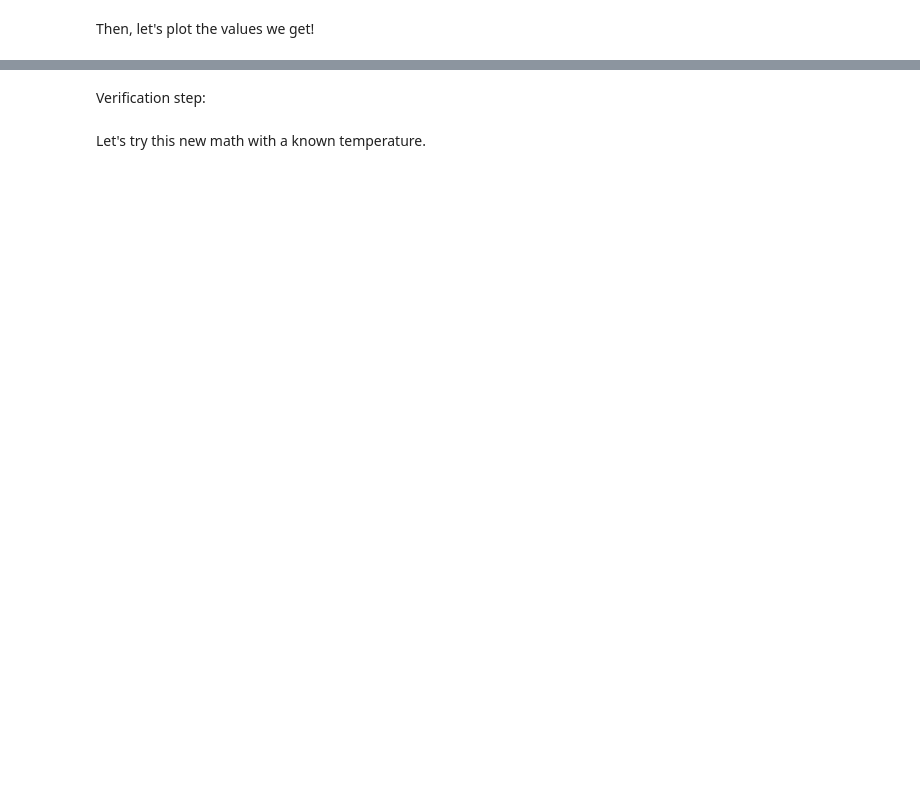
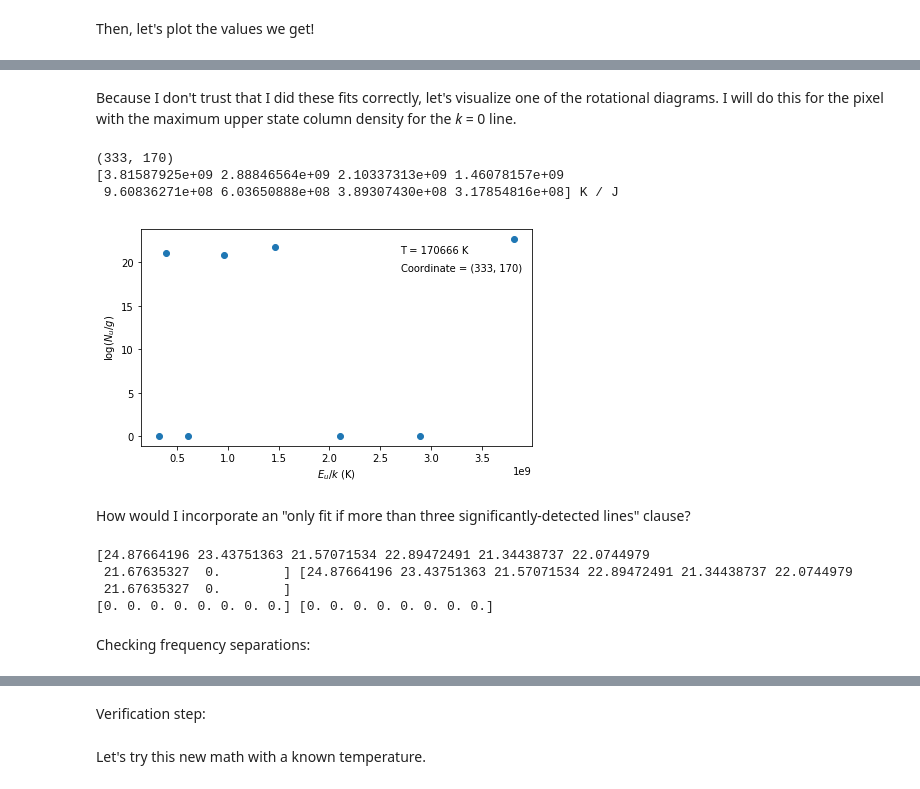
Before and after one commit to abulatek/brick, a Jupyter notebook: first_results/new_temperature_map.ipynb, the cells around one changed output, grey strips where cells are left out. Saved outputs shown, nothing was run; the diff lists cells and outputs as text; code cells hidden in the pictures; blank space fills up the shorter version.

```diff
--- a/first_results/new_temperature_map.ipynb
+++ b/first_results/new_temperature_map.ipynb
@@ -210,0 +290,29 @@ plt.show()
+# %% [markdown]
+Because I don't trust that I did these fits correctly, let's visualize one of the rotational diagrams. I will do this for the pixel with the maximum upper state column density for the *k* = 0 line.
+# %%
+# Plot rotational diagram for a pixel
+max_temp_coord = np.unravel_index(np.nanargmax(temperature),
+                                  temperature.shape)
+print(max_temp_coord)
+
+example_N_upper = ln_N_upper_gs[:, max_temp_coord[0], max_temp_coord[1]]
+example_E_upper = ch3cn_E_U
+
+print(example_E_upper)
+
+
+fig = plt.figure(figsize=(7, 4))
+plt.scatter(example_E_upper.value, example_N_upper)
+plt.ylabel("$\log (N_u / g)$")
+plt.xlabel("$E_u / k$ (K)")
+# plt.ylim(9.30225, 9.30275)
+plt.text(2.7e9, 21, f"T = {np.nanargmax(temperature)} K")
+plt.text(2.7e9, 19, f"Coordinate = {max_temp_coord}")
+plt.show()
+# %% [output]
+(333, 170)
+[3.81587925e+09 2.88846564e+09 2.10337313e+09 1.46078157e+09
+ 9.60836271e+08 6.03650888e+08 3.89307430e+08 3.17854816e+08] K / J
+[figure, added]
+# %% [markdown]
+How would I incorporate an "only fit if more than three significantly-detected lines" clause?
@@ -210,0 +347,11 @@ plt.show()
+# %%
+# Unit test; when officially applied, both should match
+print(ln_N_upper_gs[:,196,291], ln_N_upper_gs_test[:,196,291]) # this pixel should not be changed
+print(ln_N_upper_gs[:,206,291], ln_N_upper_gs_test[:,206,291]) # this pixel SHOULD be changed to all zeros
+# %% [output]
+[24.87664196 23.43751363 21.57071534 22.89472491 21.34438737 22.0744979
+ 21.67635327  0.        ] [24.87664196 23.43751363 21.57071534 22.89472491 21.34438737 22.0744979
+ 21.67635327  0.        ]
+[0. 0. 0. 0. 0. 0. 0. 0.] [0. 0. 0. 0. 0. 0. 0. 0.]
+# %% [markdown]
+Checking frequency separations:
```
Also changed, not shown: parts of 28 cells of this notebook, 1 other file.
